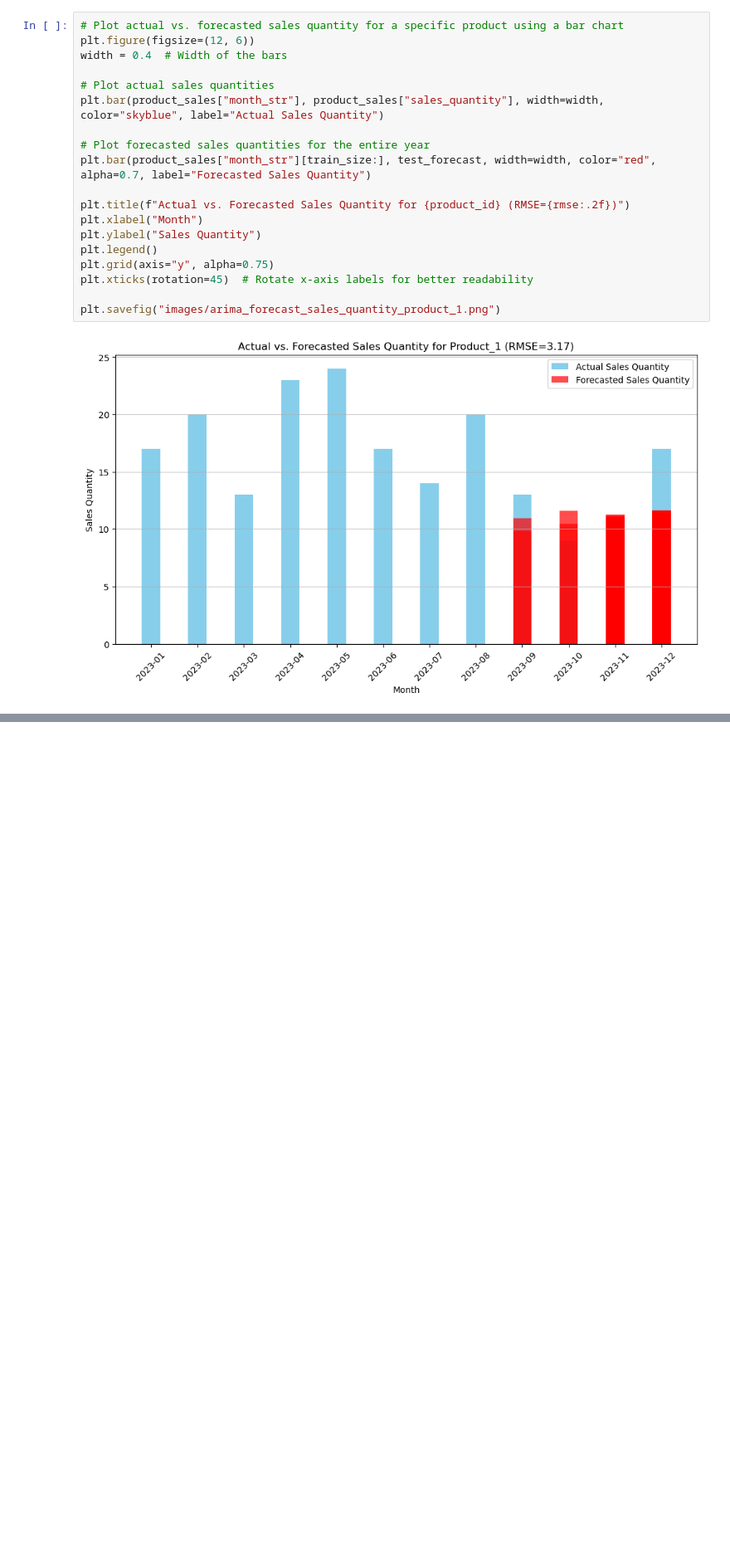
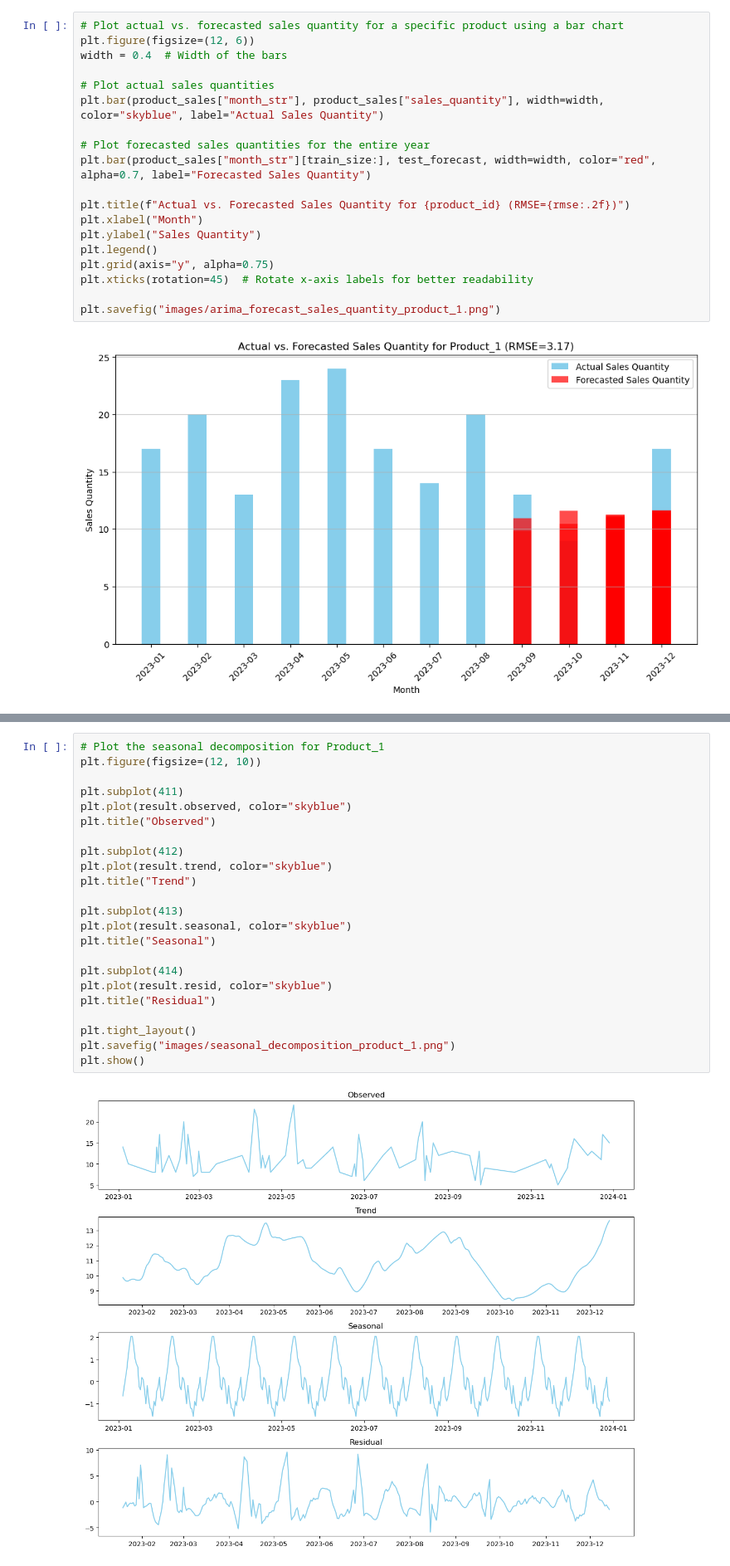
Before and after one commit to AdebolaShelby/forecasting, a Jupyter notebook: forecasting-timeseries.ipynb, the cells around one changed output, grey strips where cells are left out. Shown at 83% size. Cells and saved outputs as stored; diff of their text form; blank space fills up the shorter version.

```diff
--- a/forecasting-timeseries.ipynb
+++ b/forecasting-timeseries.ipynb
@@ -867,0 +947,25 @@ plt.savefig("images/arima_forecast_sales_quantity_product_1.png")
+# %%
+# Plot the seasonal decomposition for Product_1
+plt.figure(figsize=(12, 10))
+
+plt.subplot(411)
+plt.plot(result.observed, color="skyblue")
+plt.title("Observed")
+
+plt.subplot(412)
+plt.plot(result.trend, color="skyblue")
+plt.title("Trend")
+
+plt.subplot(413)
+plt.plot(result.seasonal, color="skyblue")
+plt.title("Seasonal")
+
+plt.subplot(414)
+plt.plot(result.resid, color="skyblue")
+plt.title("Residual")
+
+plt.tight_layout()
+plt.savefig("images/seasonal_decomposition_product_1.png")
+plt.show()
+# %% [output]
+[figure, added]
```
Also changed, not shown: parts of 6 cells of this notebook, 3 other files.
